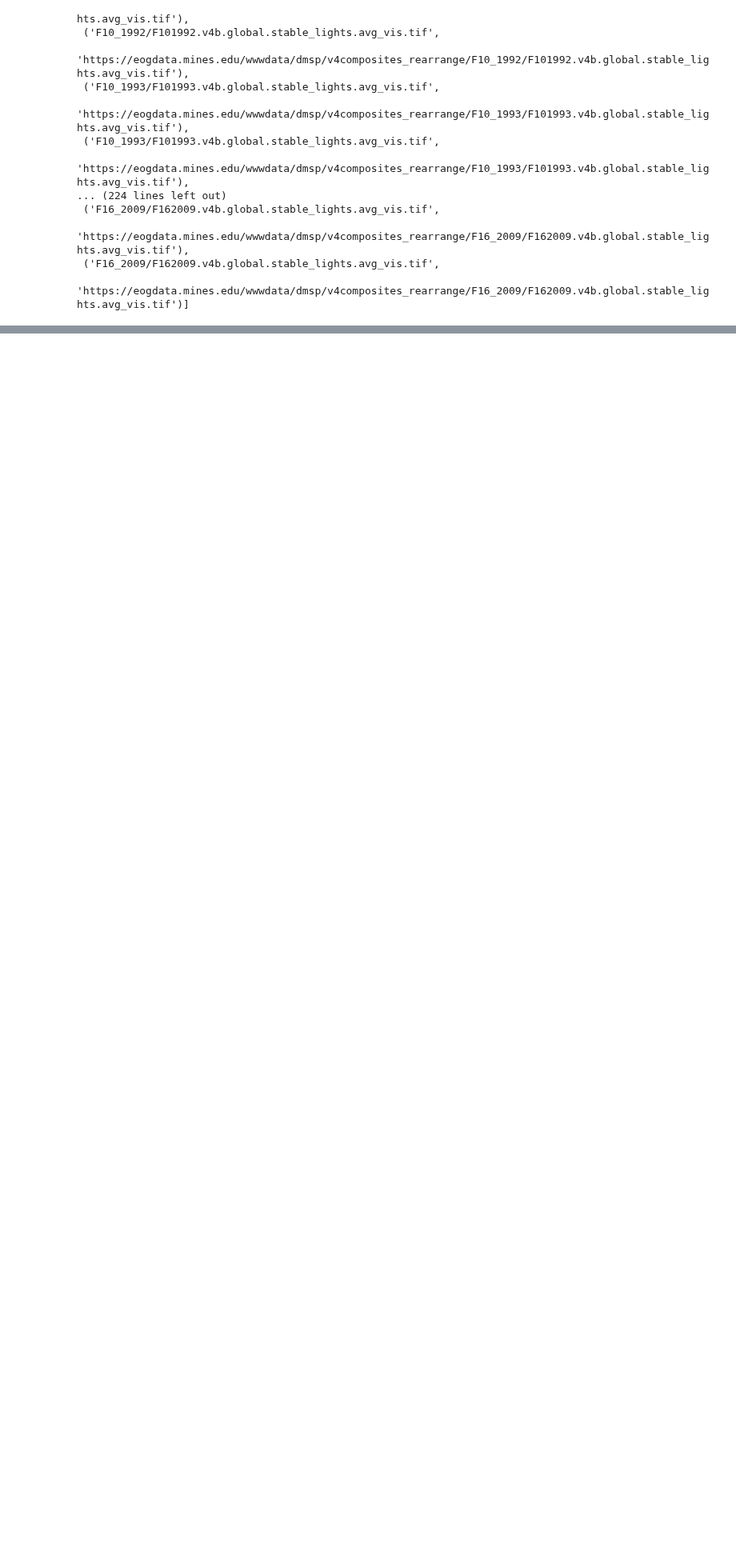
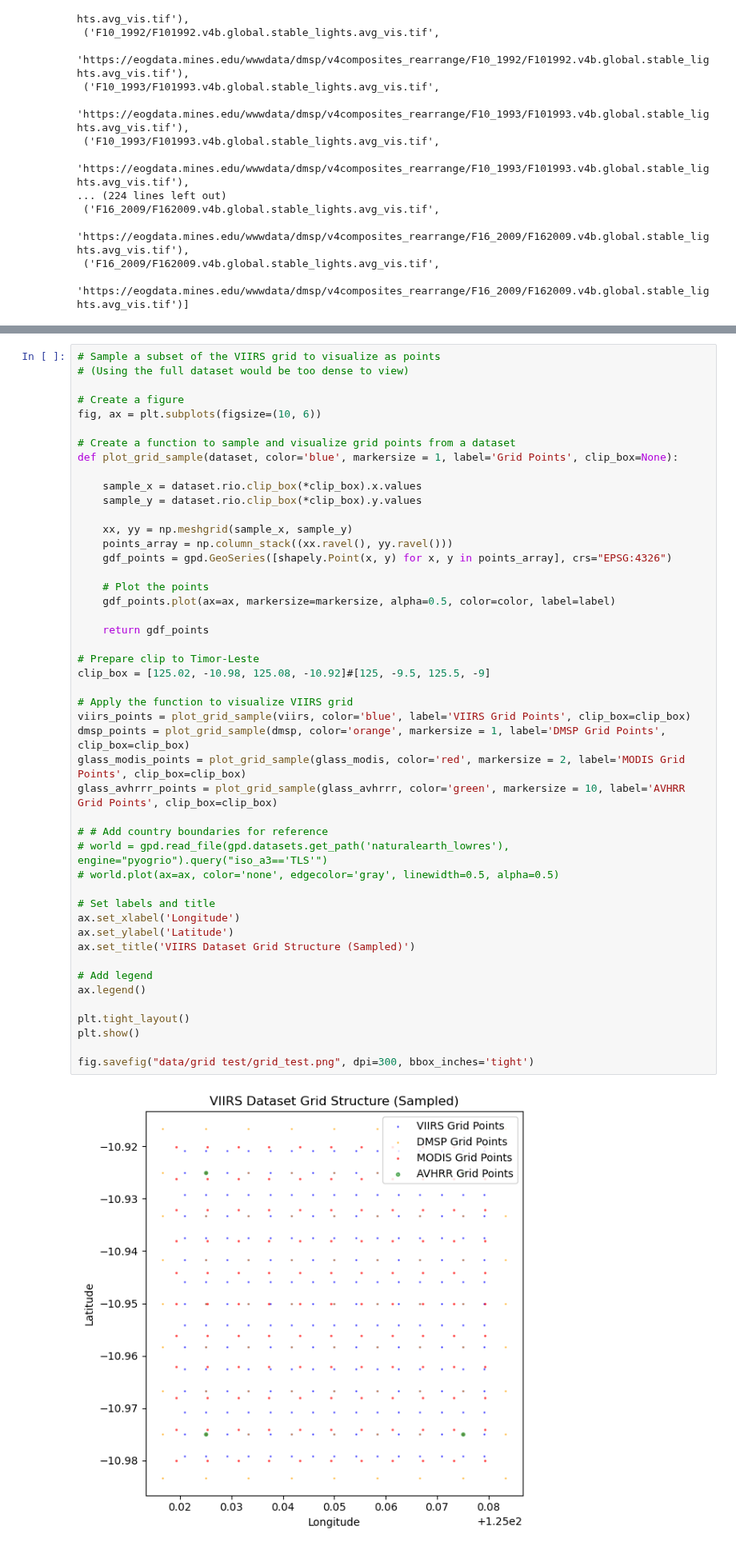
Before and after one commit to felixschulz385/growth-and-temperature, a Jupyter notebook: code/experiments/grid.ipynb, the cells around one changed output, grey strips where cells are left out. Shown at 80% size. Drawn from its saved outputs; the diff is of its cells as text; blank space fills up the shorter version.

```diff
--- a/code/experiments/grid.ipynb
+++ b/code/experiments/grid.ipynb
@@ -612,0 +805,49 @@ file_urls
+# %%
+# Sample a subset of the VIIRS grid to visualize as points
+# (Using the full dataset would be too dense to view)
+
+# Create a figure
+fig, ax = plt.subplots(figsize=(10, 6))
+
+# Create a function to sample and visualize grid points from a dataset
+def plot_grid_sample(dataset, color='blue', markersize = 1, label='Grid Points', clip_box=None):
+
+    sample_x = dataset.rio.clip_box(*clip_box).x.values
+    sample_y = dataset.rio.clip_box(*clip_box).y.values
+
+    xx, yy = np.meshgrid(sample_x, sample_y)
+    points_array = np.column_stack((xx.ravel(), yy.ravel()))
+    gdf_points = gpd.GeoSeries([shapely.Point(x, y) for x, y in points_array], crs="EPSG:4326")
+
+    # Plot the points
+    gdf_points.plot(ax=ax, markersize=markersize, alpha=0.5, color=color, label=label)
+
+    return gdf_points
+
+# Prepare clip to Timor-Leste
+clip_box = [125.02, -10.98, 125.08, -10.92]#[125, -9.5, 125.5, -9]
+
+# Apply the function to visualize VIIRS grid
+viirs_points = plot_grid_sample(viirs, color='blue', label='VIIRS Grid Points', clip_box=clip_box)
+dmsp_points = plot_grid_sample(dmsp, color='orange', markersize = 1, label='DMSP Grid Points', clip_box=clip_box)
+glass_modis_points = plot_grid_sample(glass_modis, color='red', markersize = 2, label='MODIS Grid Points', clip_box=clip_box)
+glass_avhrrr_points = plot_grid_sample(glass_avhrrr, color='green', markersize = 10, label='AVHRR Grid Points', clip_box=clip_box)
+
+# # Add country boundaries for reference
+# world = gpd.read_file(gpd.datasets.get_path('naturalearth_lowres'), engine="pyogrio").query("iso_a3=='TLS'")
+# world.plot(ax=ax, color='none', edgecolor='gray', linewidth=0.5, alpha=0.5)
+
+# Set labels and title
+ax.set_xlabel('Longitude')
+ax.set_ylabel('Latitude')
+ax.set_title('VIIRS Dataset Grid Structure (Sampled)')
+
+# Add legend
+ax.legend()
+
+plt.tight_layout()
+plt.show()
+
+fig.savefig("data/grid test/grid_test.png", dpi=300, bbox_inches='tight')
+# %% [output]
+[figure, added]
```
Also changed, not shown: parts of 15 cells of this notebook.
